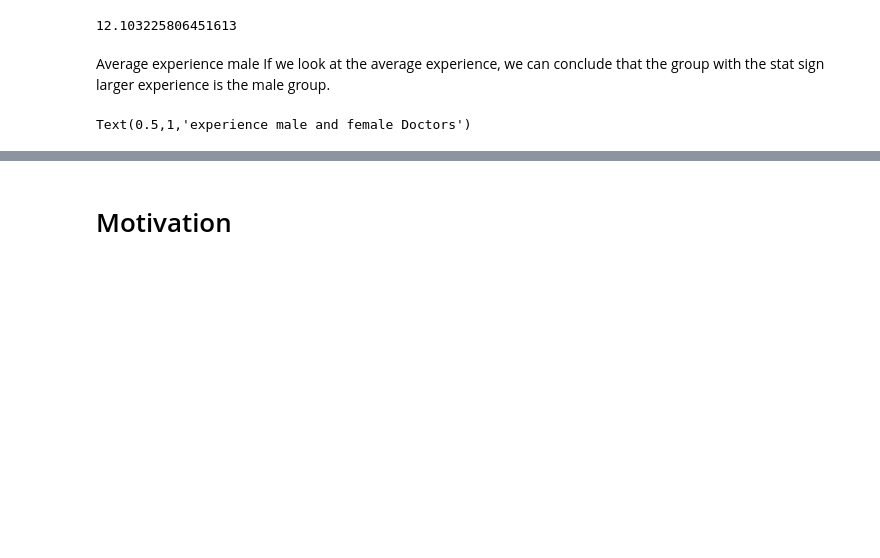
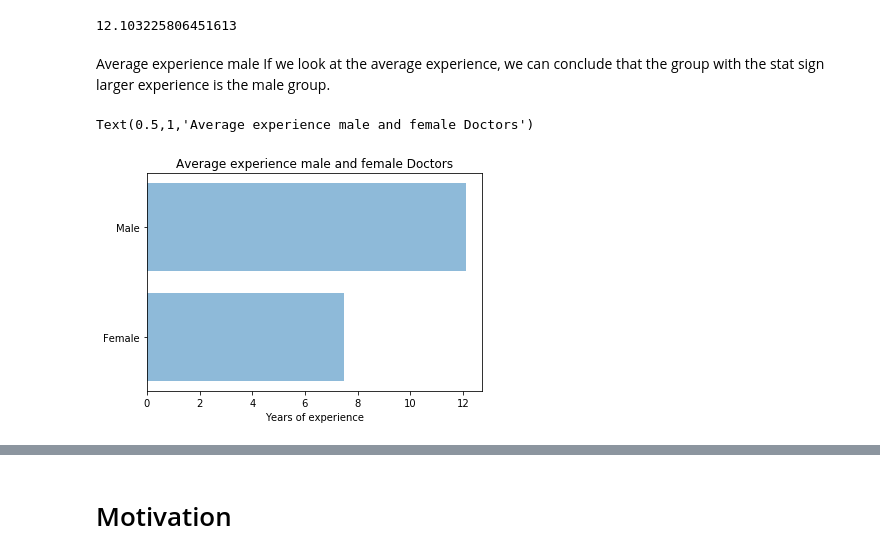
Before and after one commit to mertsami/aea-assign-final, a Jupyter notebook: AEA final assignment .ipynb, the cells around one changed output, grey strips where cells are left out. Cells and saved outputs as stored; diff of their text form; code cells hidden in the pictures; blank space fills up the shorter version.

```diff
--- a/AEA final assignment .ipynb
+++ b/AEA final assignment .ipynb
@@ -927,14 +491,15 @@ import matplotlib.pyplot as plt
 # %%
 from matplotlib import pyplot as plt
 # %%
-objects = ("female", "male")
+objects = ("Female", "Male")
 y_pos = np.arange(len(objects))
 performance = [7.491, 12.103]
 plt.barh(y_pos, performance, align='center', alpha=0.5)
 plt.yticks(y_pos, objects)
-plt.xlabel('years of experience')
-plt.title('experience male and female Doctors')
+plt.xlabel('Years of experience')
+plt.title('Average experience male and female Doctors')
 # %% [output]
-Text(0.5,1,'experience male and female Doctors')
+Text(0.5,1,'Average experience male and female Doctors')
+[figure, added]
 # %%
 plt.show()
```
Also changed, not shown: parts of 24 cells of this notebook.
